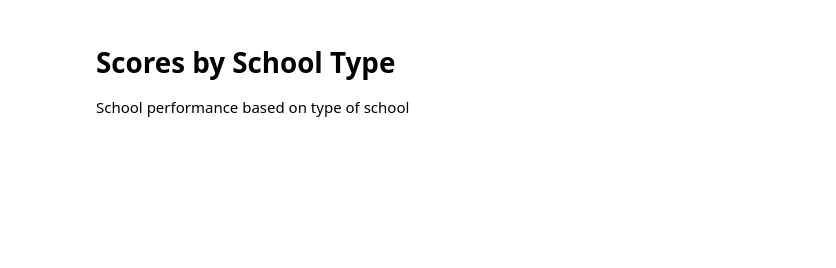
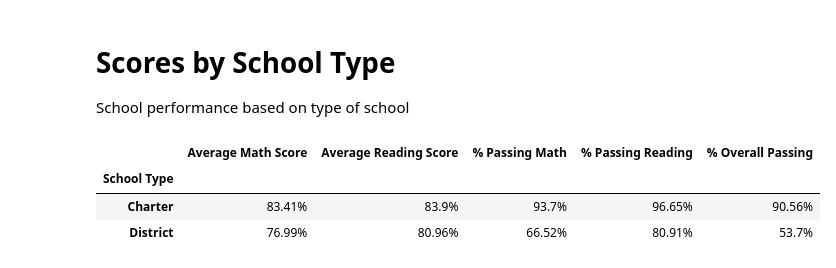
Before and after one commit to bfraser4/Pandas-Challenge, a Jupyter notebook: PyCitySchools/PyCitySchools.ipynb, the cells around one changed output. Saved outputs shown, nothing was run; the diff lists cells and outputs as text; code cells hidden in the pictures; blank space fills up the shorter version.

```diff
--- a/PyCitySchools/PyCitySchools.ipynb
+++ b/PyCitySchools/PyCitySchools.ipynb
@@ -297,3 +295,23 @@ school_size.style.format("{:}%")
 # Scores by School Type
 
 School performance based on type of school
+# %%
+#Groupby type of school
+school_type = renamed_df.groupby("Type")
+
+#Calculate using mean, count, and groupby
+average_math = round(school_type["Math Score"].mean(),2)
+average_reading = round(school_type["Reading Score"].mean(),2)
+math_percentage = round(renamed_df[renamed_df["Math Score"] >= 70].groupby("Type")["Student ID"].count()/school_type["Student ID"].count() * 100,2)
+reading_percentage = round(renamed_df[renamed_df["Reading Score"] >= 70].groupby("Type")["Student ID"].count()/school_type["Student ID"].count() * 100,2)
+overall_percentage = round(renamed_df[(renamed_df["Reading Score"] >= 70) & (renamed_df["Math Score"] >= 70)].groupby("Type")["Student ID"].count()/school_type["Student ID"].count() * 100,2)
+# %%
+#Create new DataFrame
+school_types = pd.DataFrame({"Average Math Score":average_math, "Average Reading Score":average_reading, "% Passing Math":math_percentage, "% Passing Reading":reading_percentage, "% Overall Passing":overall_percentage})
+school_types.index.name = "School Type"
+school_types.style.format("{:}%")
+# %% [output]
+|  | Average Math Score | Average Reading Score | % Passing Math | % Passing Reading | % Overall Passing |
+| School Type |  |  |  |  |  |
+| Charter | 83.41% | 83.9% | 93.7% | 96.65% | 90.56% |
+| District | 76.99% | 80.96% | 66.52% | 80.91% | 53.7% |
```
Also changed, not shown: parts of 3 cells of this notebook.
